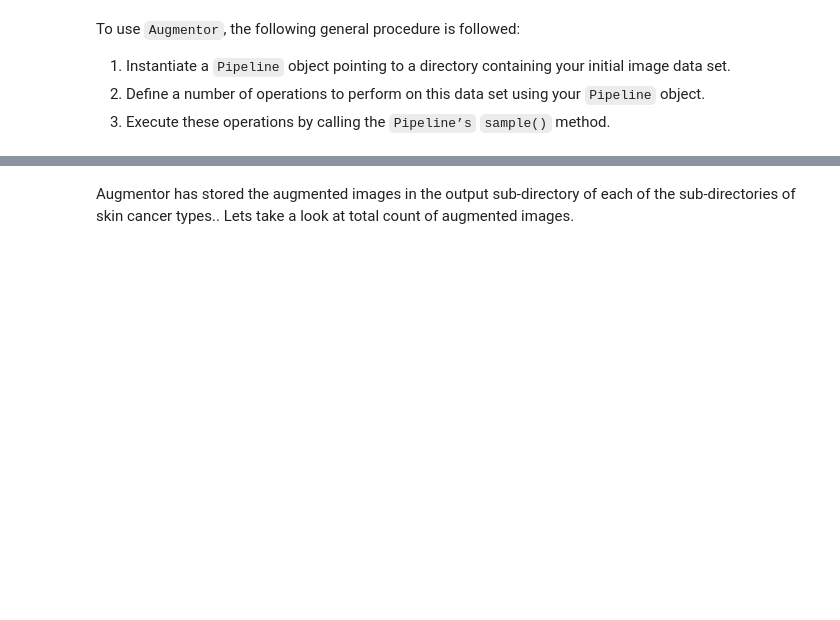
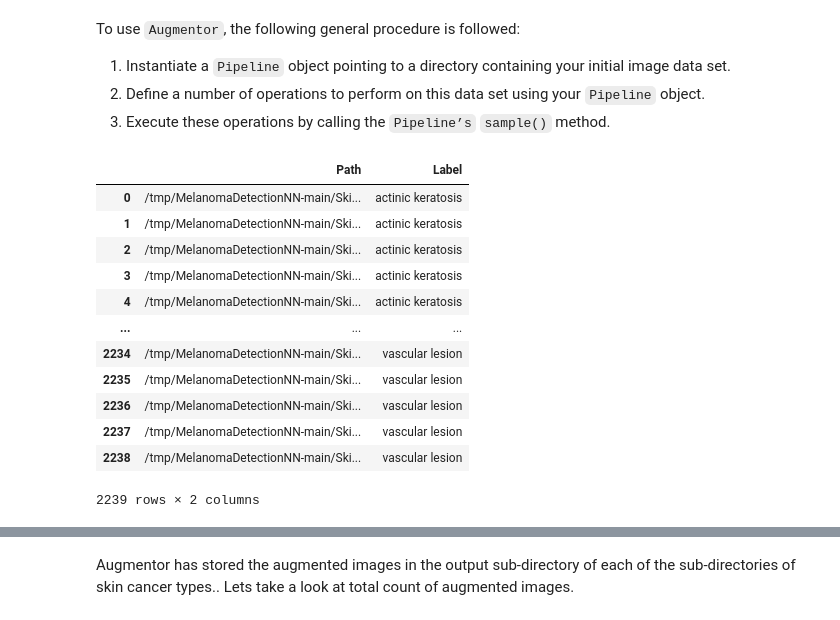
Before and after one commit to maniraj1234/MelanomaDetectionNN, a Jupyter notebook: MelanomaDetection_colab.ipynb, the cells around one changed output, grey strips where cells are left out. Saved outputs shown, nothing was run; the diff lists cells and outputs as text; code cells hidden in the pictures; blank space fills up the shorter version.

```diff
--- a/MelanomaDetection_colab.ipynb
+++ b/MelanomaDetection_colab.ipynb
@@ -427,4 +454,28 @@ To use `Augmentor`, the following general procedure is followed:
 1. Instantiate a `Pipeline` object pointing to a directory containing your initial image data set.<br>
 2. Define a number of operations to perform on this data set using your `Pipeline` object.<br>
 3. Execute these operations by calling the `Pipeline’s` `sample()` method.
+# %%
+path_list=[]
+lesion_list=[]
+for class_name in class_names:
+  for img_name in data_dir_train.glob(class_name+'/*.jpg'):
+        path_list.append(str(img_name))
+        lesion_list.append(class_name)
+dataframe_dict_original = dict(zip(path_list, lesion_list))
+original_df = pd.DataFrame(list(dataframe_dict_original.items()),columns = ['Path','Label'])
+original_df
+# %% [output]
+|  | Path | Label |
+| 0 | /tmp/MelanomaDetectionNN-main/Ski... | actinic keratosis |
+| 1 | /tmp/MelanomaDetectionNN-main/Ski... | actinic keratosis |
+| 2 | /tmp/MelanomaDetectionNN-main/Ski... | actinic keratosis |
+| 3 | /tmp/MelanomaDetectionNN-main/Ski... | actinic keratosis |
+| 4 | /tmp/MelanomaDetectionNN-main/Ski... | actinic keratosis |
+| ... | ... | ... |
+| 2234 | /tmp/MelanomaDetectionNN-main/Ski... | vascular lesion |
+| 2235 | /tmp/MelanomaDetectionNN-main/Ski... | vascular lesion |
+| 2236 | /tmp/MelanomaDetectionNN-main/Ski... | vascular lesion |
+| 2237 | /tmp/MelanomaDetectionNN-main/Ski... | vascular lesion |
+| 2238 | /tmp/MelanomaDetectionNN-main/Ski... | vascular lesion |
+2239 rows × 2 columns
 # %%
```
Also changed, not shown: parts of 43 cells of this notebook.
